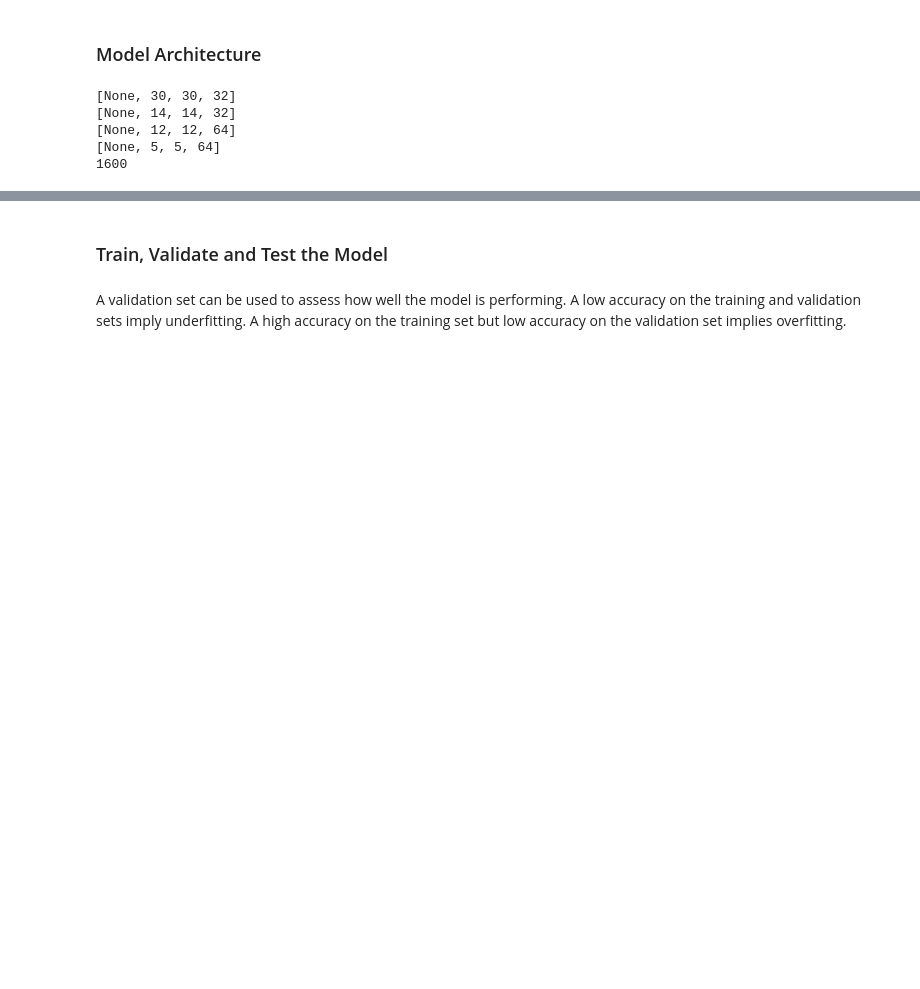
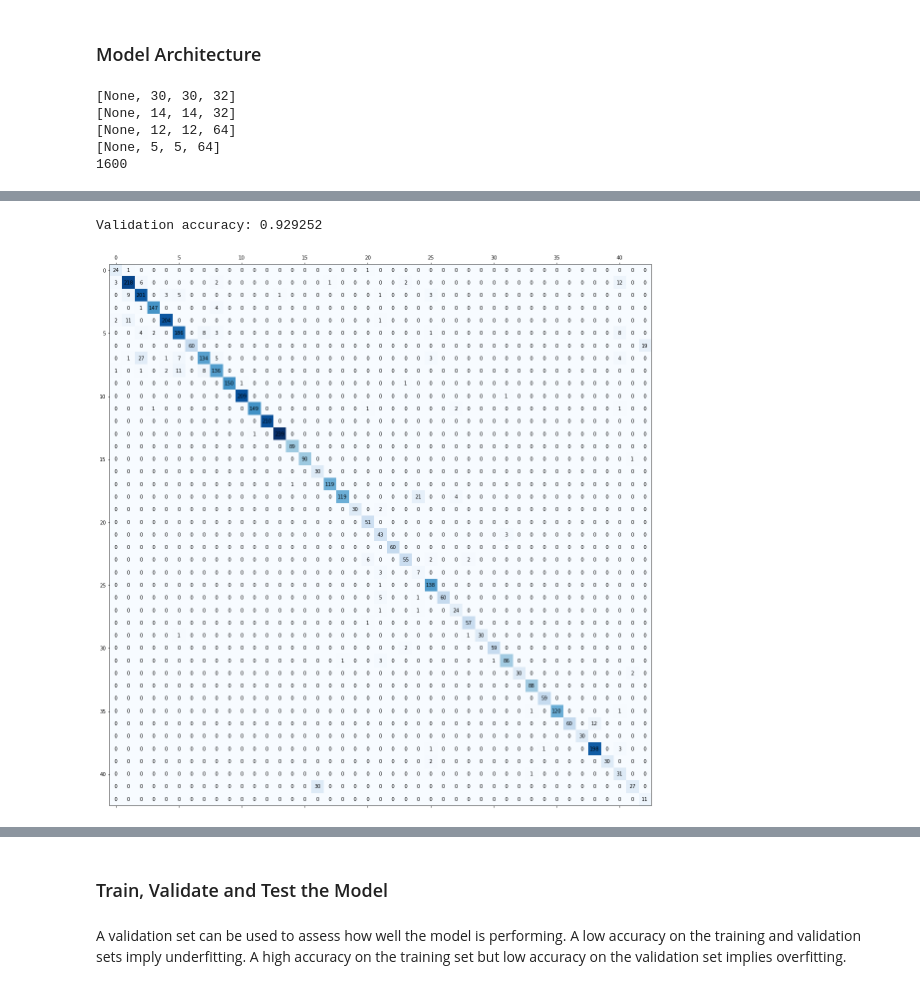
Before and after one commit to magicyuli/CarND-Traffic-Sign-Classifier-Project, a Jupyter notebook: Traffic_Sign_Classifier.ipynb, the cells around one changed output, grey strips where cells are left out. Drawn from its saved outputs; the diff is of its cells as text; code cells hidden in the pictures; blank space fills up the shorter version.

Commit message:
Find reasons for wrong predictions

```diff
--- a/Traffic_Sign_Classifier.ipynb
+++ b/Traffic_Sign_Classifier.ipynb
@@ -295,3 +305,20 @@ def restore(path='ckpt/p2_model'):
+# %%
+def save(sess, path='ckpt/p2_model'):
+    saver = tf.train.Saver()
+    save_path = saver.save(sess, path)
+
+    print('Session saved at %s' % save_path)
+
+    return save_path
+
+def restore(path='best_for_now/p2_model'):
+    sess = tf.Session()
+    saver = tf.train.Saver()
+    saver.restore(sess, path)
+
+    print('Session restored from %s' % path)
+
+    return sess
 # %%
 model = Model(n_classes)
 # %% [output]
@@ -319,7 +346,7 @@ for ep in range(epoch):
     start = time.time()
     print('Epoch trained: %d. Loss: %f' % (model.train(sess, X_train_norm, y_train, learn_rate, keep_prob)))
     print('Took %f min' % ((time.time() - start) / 60))
-    v = model.validate(sess, X_valid_norm, y_valid)
+    _, v = model.validate(sess, X_valid_norm, y_valid)
     print('Validation accuracy: %f' % v)
     if v > best:
         save(sess)
@@ -348 +357,15 @@ Validation accuracy: 0.929025
+# %%
+# TODO: Add pre & recall
+def drawConfusionMatrix(predictions, labels):
+    confusion_matrix = np.zeros((n_classes, n_classes), dtype=np.int32)
+    for p, y in zip(predictions, labels):
+        confusion_matrix[p, y] += 1
+
+    fig, ax = plt.subplots(figsize=(20,20))
+    ax.matshow(confusion_matrix, cmap=plt.cm.Blues)
+
+    for i in range(n_classes):
+        for j in range(n_classes):
+            c = confusion_matrix[j,i]
+            ax.text(i, j, str(c), va='center', ha='center')
 # %%
@@ -356,3 +373,0 @@ Validation accuracy: 0.929025
-# %%
-logits = sess.run(model.logits, feed_dict={model.X: X_train_norm[:10], model.y: y_train[:10]})
-print(logits)
@@ -373,0 +374,11 @@ writer.close()
+# %%
+predictions, accuracy = model.validate(sess, X_valid_norm, y_valid)
+print('Validation accuracy: %f' % accuracy)
+drawConfusionMatrix(predictions, y_valid)
+# 16 color, brightness
+# 24 color, brightness, distortion
+# 40 color, brightness
+# 42 color, brightness
+# %% [output]
+Validation accuracy: 0.929252
+[figure, added]
```
Also changed, not shown: parts of 22 cells of this notebook.
